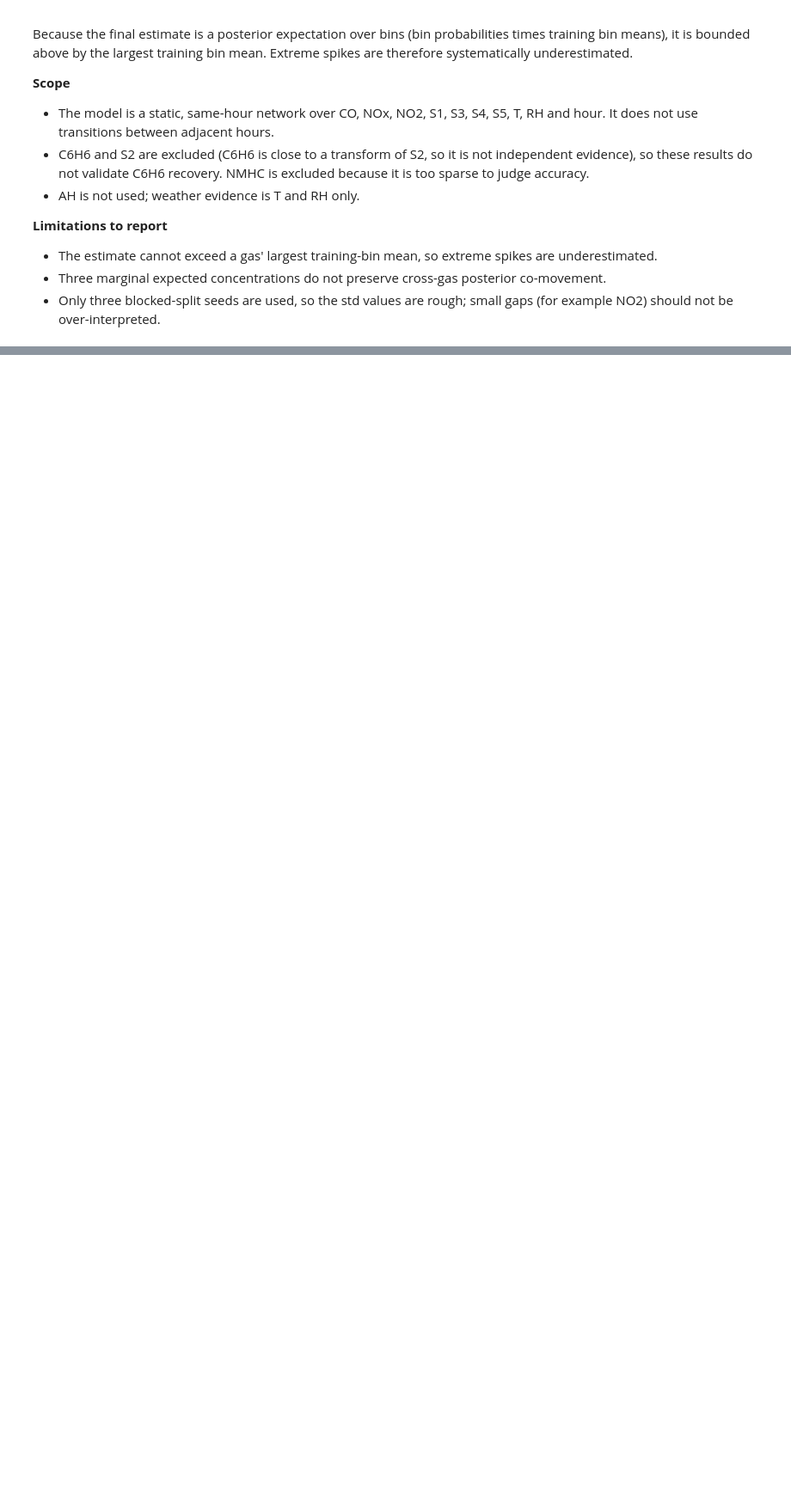
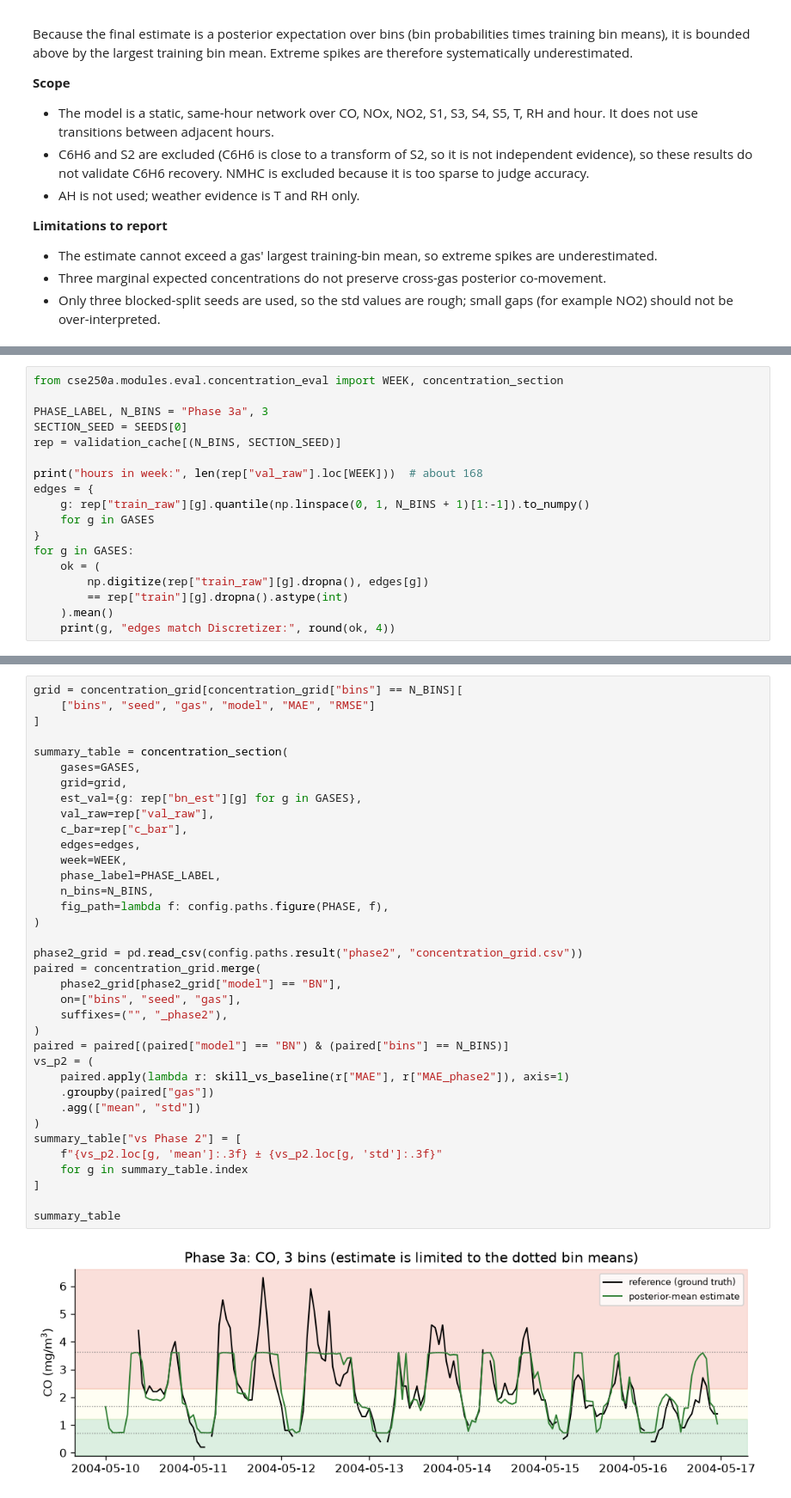
Before and after one commit to kberesfo/CSE-250A-Project, a Jupyter notebook: notebooks/phase3a/eval.ipynb, the cells around one changed output, grey strips where cells are left out. Shown at 86% size. Saved outputs shown, nothing was run; the diff lists cells and outputs as text; blank space fills up the shorter version.

```diff
--- a/notebooks/phase3a/eval.ipynb
+++ b/notebooks/phase3a/eval.ipynb
@@ -434,0 +480,18 @@ Because the final estimate is a posterior expectation over bins (bin probabiliti
+# %%
+from cse250a.modules.eval.concentration_eval import WEEK, concentration_section
+
+PHASE_LABEL, N_BINS = "Phase 3a", 3
+SECTION_SEED = SEEDS[0]
+rep = validation_cache[(N_BINS, SECTION_SEED)]
+
+print("hours in week:", len(rep["val_raw"].loc[WEEK]))  # about 168
+edges = {
+    g: rep["train_raw"][g].quantile(np.linspace(0, 1, N_BINS + 1)[1:-1]).to_numpy()
+    for g in GASES
+}
+for g in GASES:
+    ok = (
+        np.digitize(rep["train_raw"][g].dropna(), edges[g])
+        == rep["train"][g].dropna().astype(int)
+    ).mean()
+    print(g, "edges match Discretizer:", round(ok, 4))
@@ -434,0 +503,38 @@ Because the final estimate is a posterior expectation over bins (bin probabiliti
+# %%
+grid = concentration_grid[concentration_grid["bins"] == N_BINS][
+    ["bins", "seed", "gas", "model", "MAE", "RMSE"]
+]
+
+summary_table = concentration_section(
+    gases=GASES,
+    grid=grid,
+    est_val={g: rep["bn_est"][g] for g in GASES},
+    val_raw=rep["val_raw"],
+    c_bar=rep["c_bar"],
+    edges=edges,
+    week=WEEK,
+    phase_label=PHASE_LABEL,
+    n_bins=N_BINS,
+    fig_path=lambda f: config.paths.figure(PHASE, f),
+)
+
+phase2_grid = pd.read_csv(config.paths.result("phase2", "concentration_grid.csv"))
+paired = concentration_grid.merge(
+    phase2_grid[phase2_grid["model"] == "BN"],
+    on=["bins", "seed", "gas"],
+    suffixes=("", "_phase2"),
+)
+paired = paired[(paired["model"] == "BN") & (paired["bins"] == N_BINS)]
+vs_p2 = (
+    paired.apply(lambda r: skill_vs_baseline(r["MAE"], r["MAE_phase2"]), axis=1)
+    .groupby(paired["gas"])
+    .agg(["mean", "std"])
+)
+summary_table["vs Phase 2"] = [
+    f"{vs_p2.loc[g, 'mean']:.3f} ± {vs_p2.loc[g, 'std']:.3f}"
+    for g in summary_table.index
+]
+
+summary_table
+# %% [output]
+[figure, added]
```
Also changed, not shown: parts of 14 cells of this notebook, 55 other files.
